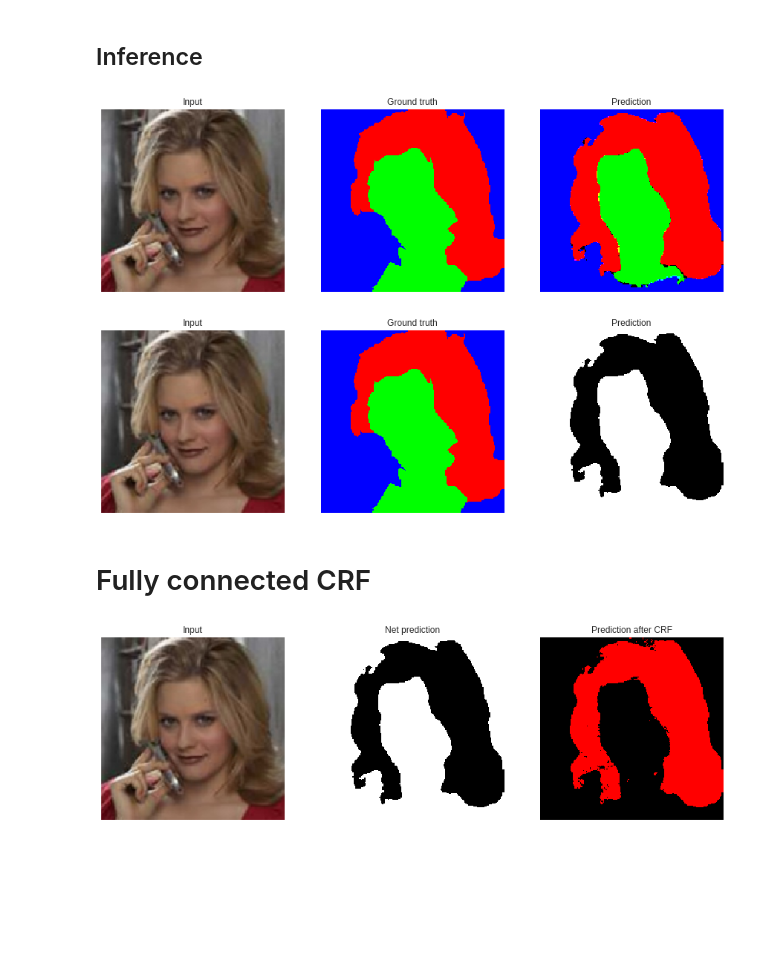
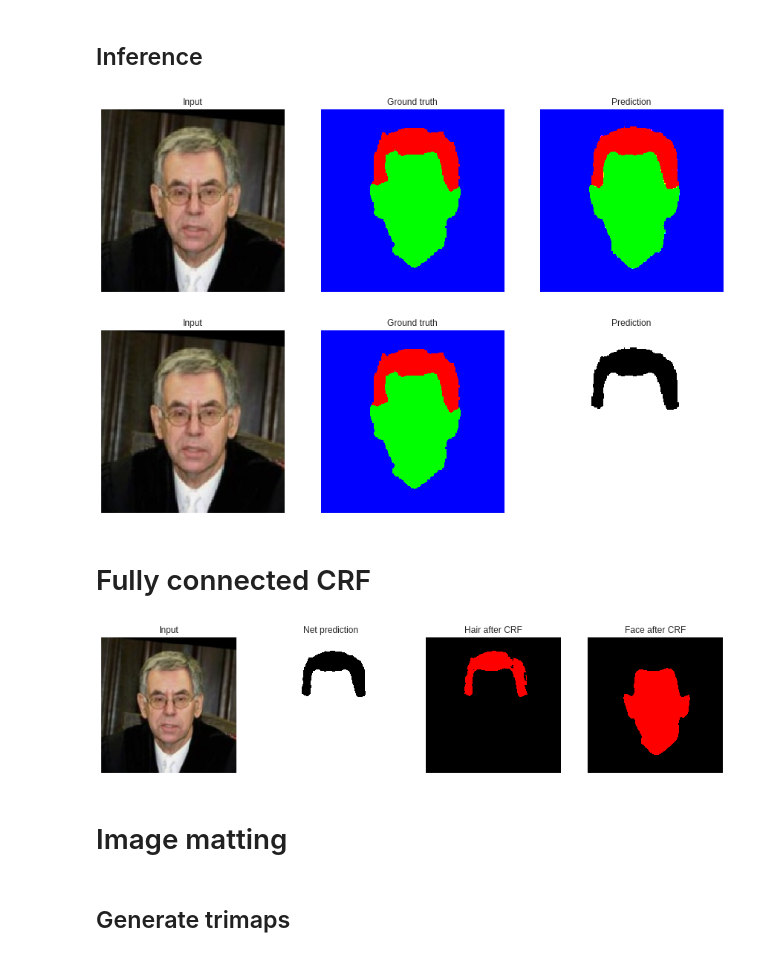
Before and after one commit to betogaona7/hairstyle, a Jupyter notebook: HS-Segment-Technique/Unet_CRF_keras.ipynb, the cells around one changed output. Saved outputs shown, nothing was run; the diff lists cells and outputs as text; code cells hidden in the pictures; blank space fills up the shorter version.

```diff
--- a/HS-Segment-Technique/Unet_CRF_keras.ipynb
+++ b/HS-Segment-Technique/Unet_CRF_keras.ipynb
@@ -260,7 +262,7 @@ images = np.load('data/LFW-keras/images-192.npy')
 masks = np.load('data/LFW-keras/masks-192.npy')
 
 
-id_img = 107
+id_img = 68
 
 original = images[id_img]
 image = images[id_img].reshape(1, 192, 192, 3).astype(float)
@@ -271,16 +273,17 @@ pred = np.uint8((prob_pred.round())*255)
 # %%
 plot_imgs([original, label, pred], ["Input", "Ground truth", "Prediction"], (15, 15))
 # %% [output]
-[figure, old version]
+[figure, new version]
 # %%
 plot_imgs([original, label, pred[:,:,0]], ["Input", "Ground truth", "Prediction"], (15, 15))
 # %% [output]
-[figure, old version]
+[figure, new version]
 # %% [markdown]
 # Fully connected CRF
 # %%
-def CRF(orginal, prediction, iteractions=5):
-  prediction = prediction[:,:,0] + (prediction[:,:,1]<<8) + (prediction[:,:,2]<<16)
+def CRF(orginal, prediction, c, iteractions=5):
+  prediction = prediction[:,:,c] #+ (prediction[:,:,0]<<8) + (prediction[:,:,2]<<16)
+
   colors, labels = np.unique(prediction, return_inverse=True)
 
   colorize = np.empty((len(colors), 3), np.uint8)
@@ -295,8 +298,8 @@ def CRF(orginal, prediction, iteractions=5):
   U = unary_from_labels(labels, n_labels, gt_prob=0.9, zero_unsure=False)
   d.setUnaryEnergy(U)
   d.addPairwiseGaussian(sxy=(3, 3), compat=4, kernel=dcrf.DIAG_KERNEL, normalization=dcrf.NORMALIZE_SYMMETRIC)
-  d.addPairwiseBilateral(sxy=(80, 80), srgb=(1, 1, 1), rgbim=original,
-                       compat=11,
+  d.addPairwiseBilateral(sxy=(80, 80), srgb=(13, 13, 13), rgbim=original,
+                       compat=10,
                        kernel=dcrf.DIAG_KERNEL,
                        normalization=dcrf.NORMALIZE_SYMMETRIC)
 
@@ -307,8 +310,13 @@ def CRF(orginal, prediction, iteractions=5):
   output = output.reshape(192, 192, 3)
   return output
 # %%
-crf_image = CRF(original, pred, 1)
+crf_hair_image = CRF(original, pred, 0, 1)
+crf_face_image = CRF(original, pred, 1, 1)
 
-plot_imgs([original, pred[:,:,0], crf_image], ["Input",  "Net prediction", "Prediction after CRF" ], (15, 15))
+plot_imgs([original, pred[:,:,0], crf_hair_image, crf_face_image], ["Input",  "Net prediction", "Hair after CRF", "Face after CRF" ], (15, 15))
 # %% [output]
-[figure, old version]
+[figure, new version]
+# %% [markdown]
+# Image matting
+# %% [markdown]
+## Generate trimaps
```
Also changed, not shown: parts of 5 cells of this notebook.
